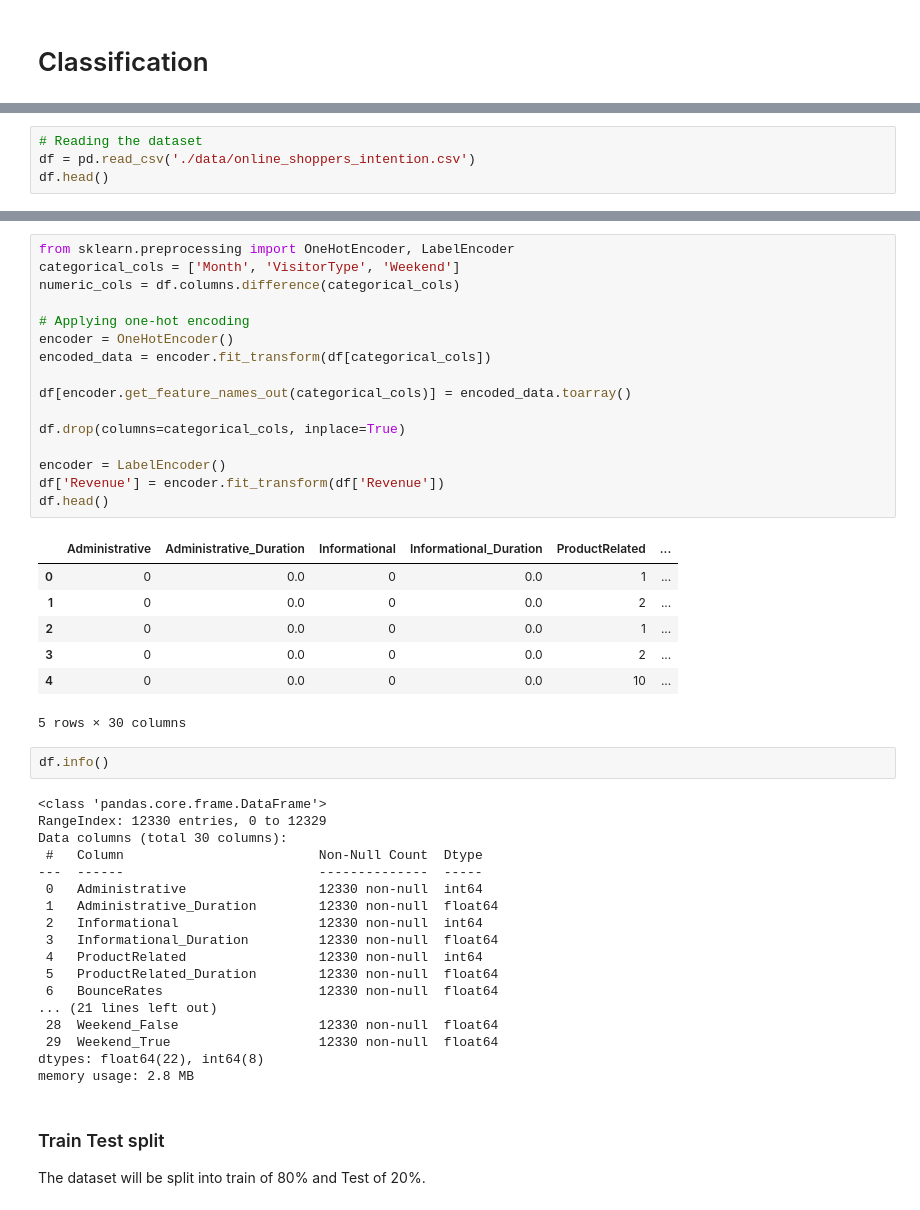
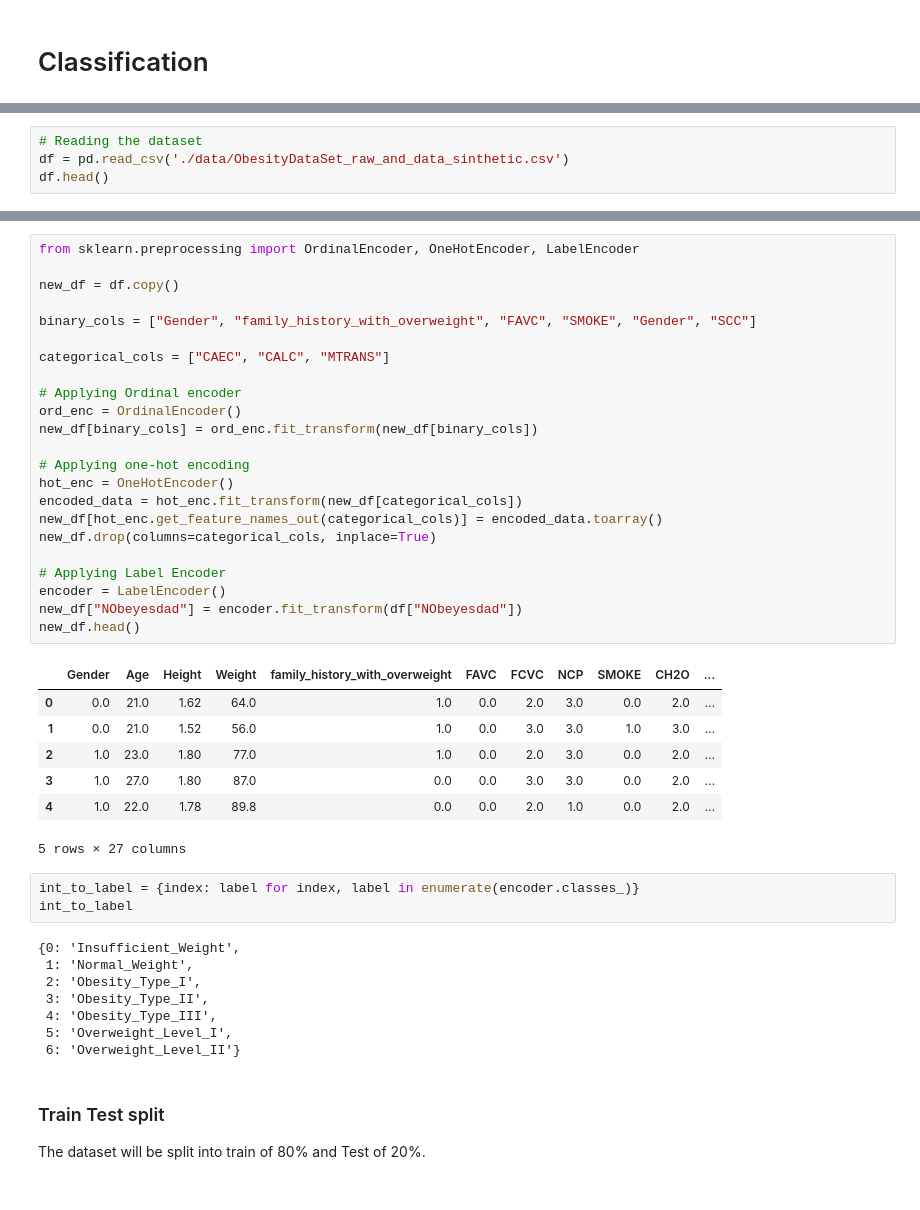
Before and after one commit to Joshuajee/AI-ML-PROJECTS, a Jupyter notebook: mldm/Classifer.ipynb, the cells around one changed output, grey strips where cells are left out. Saved outputs shown, nothing was run; the diff lists cells and outputs as text.

```diff
--- a/mldm/Classifer.ipynb
+++ b/mldm/Classifer.ipynb
@@ -13,6 +26,6 @@ from sklearn.model_selection import train_test_split
 To enable the following instructions: AVX2 FMA, in other operations, rebuild TensorFlow with the appropriate compiler flags.
 # %%
 # Reading the dataset
-df = pd.read_csv('./data/online_shoppers_intention.csv')
+df = pd.read_csv('./data/ObesityDataSet_raw_and_data_sinthetic.csv')
 df.head()
 # %% [output]
@@ -93,47 +152,45 @@ There is a huge class imbalance with the target. This will affect our result and
 # %%
-from sklearn.preprocessing import OneHotEncoder, LabelEncoder
-categorical_cols = ['Month', 'VisitorType', 'Weekend']
-numeric_cols = df.columns.difference(categorical_cols)
+from sklearn.preprocessing import OrdinalEncoder, OneHotEncoder, LabelEncoder
+
+new_df = df.copy()
+
+binary_cols = ["Gender", "family_history_with_overweight", "FAVC", "SMOKE", "Gender", "SCC"]
+
+categorical_cols = ["CAEC", "CALC", "MTRANS"]
+
+# Applying Ordinal encoder
+ord_enc = OrdinalEncoder()
+new_df[binary_cols] = ord_enc.fit_transform(new_df[binary_cols])
 
 # Applying one-hot encoding
-encoder = OneHotEncoder()
-encoded_data = encoder.fit_transform(df[categorical_cols])
+hot_enc = OneHotEncoder()
+encoded_data = hot_enc.fit_transform(new_df[categorical_cols])
+new_df[hot_enc.get_feature_names_out(categorical_cols)] = encoded_data.toarray()
+new_df.drop(columns=categorical_cols, inplace=True)
 
-df[encoder.get_feature_names_out(categorical_cols)] = encoded_data.toarray()
-
-df.drop(columns=categorical_cols, inplace=True)
-
+# Applying Label Encoder
 encoder = LabelEncoder()
-df['Revenue'] = encoder.fit_transform(df['Revenue'])
-df.head()
+new_df["NObeyesdad"] = encoder.fit_transform(df["NObeyesdad"])
+new_df.head()
 # %% [output]
-|  | Administrative | Administrative_Duration | Informational | Informational_Duration | ProductRelated | ... |
-| 0 | 0 | 0.0 | 0 | 0.0 | 1 | ... |
-| 1 | 0 | 0.0 | 0 | 0.0 | 2 | ... |
-| 2 | 0 | 0.0 | 0 | 0.0 | 1 | ... |
-| 3 | 0 | 0.0 | 0 | 0.0 | 2 | ... |
-| 4 | 0 | 0.0 | 0 | 0.0 | 10 | ... |
+|  | Gender | Age | Height | Weight | family_history_with_overweight | FAVC | FCVC | NCP | SMOKE | CH2O | ... |
+| 0 | 0.0 | 21.0 | 1.62 | 64.0 | 1.0 | 0.0 | 2.0 | 3.0 | 0.0 | 2.0 | ... |
+| 1 | 0.0 | 21.0 | 1.52 | 56.0 | 1.0 | 0.0 | 3.0 | 3.0 | 1.0 | 3.0 | ... |
+| 2 | 1.0 | 23.0 | 1.80 | 77.0 | 1.0 | 0.0 | 2.0 | 3.0 | 0.0 | 2.0 | ... |
+| 3 | 1.0 | 27.0 | 1.80 | 87.0 | 0.0 | 0.0 | 3.0 | 3.0 | 0.0 | 2.0 | ... |
+| 4 | 1.0 | 22.0 | 1.78 | 89.8 | 0.0 | 0.0 | 2.0 | 1.0 | 0.0 | 2.0 | ... |
-5 rows × 30 columns
+5 rows × 27 columns
-# %%
-df.info()
-# %% [output]
-<class 'pandas.core.frame.DataFrame'>
-RangeIndex: 12330 entries, 0 to 12329
-Data columns (total 30 columns):
- #   Column                         Non-Null Count  Dtype
----  ------                         --------------  -----
- 0   Administrative                 12330 non-null  int64
- 1   Administrative_Duration        12330 non-null  float64
- 2   Informational                  12330 non-null  int64
- 3   Informational_Duration         12330 non-null  float64
- 4   ProductRelated                 12330 non-null  int64
- 5   ProductRelated_Duration        12330 non-null  float64
- 6   BounceRates                    12330 non-null  float64
-... (21 lines left out)
- 28  Weekend_False                  12330 non-null  float64
- 29  Weekend_True                   12330 non-null  float64
-dtypes: float64(22), int64(8)
-memory usage: 2.8 MB
+# %%
+int_to_label = {index: label for index, label in enumerate(encoder.classes_)}
+int_to_label
+# %% [output]
+{0: 'Insufficient_Weight',
+ 1: 'Normal_Weight',
+ 2: 'Obesity_Type_I',
+ 3: 'Obesity_Type_II',
+ 4: 'Obesity_Type_III',
+ 5: 'Overweight_Level_I',
+ 6: 'Overweight_Level_II'}
 # %% [markdown]
 ### Train Test split
 
```
Also changed, not shown: parts of 44 cells of this notebook, 16 other files.
